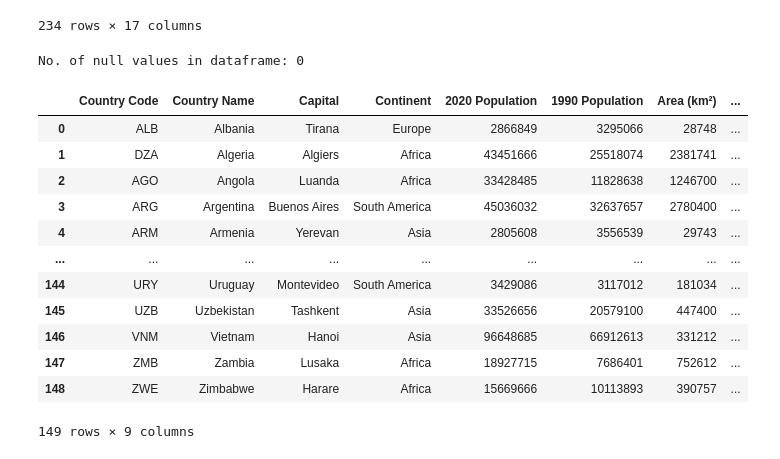
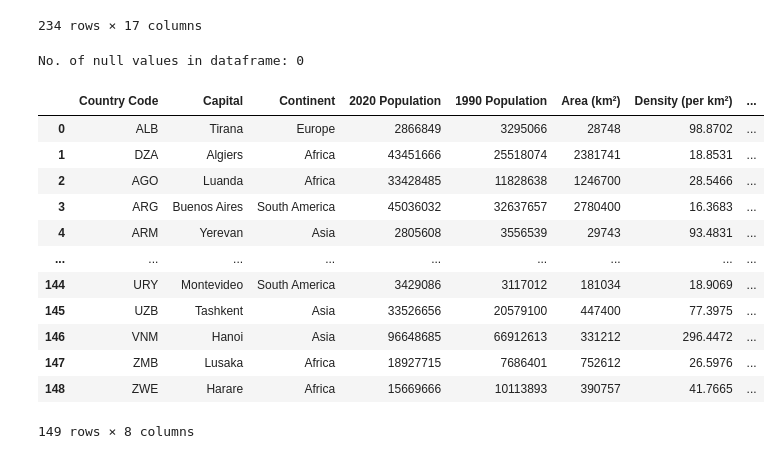
Before and after one commit to oli124/Project3_OliverK_UfuomaA, a Jupyter notebook: Population.ipynb, the cells around one changed output. Drawn from its saved outputs; the diff is of its cells as text; code cells hidden in the pictures.

```diff
--- a/Population.ipynb
+++ b/Population.ipynb
@@ -425,8 +425,8 @@ merged_df_3
 197 rows × 7 columns
 # %%
 # Merge final dataframe with country_code_df on 'inner' basis to eliminate all non-country datapoints
-merged_df_final = pd.merge(country_code_df, merged_df_3, how= 'inner', on= 'Country Code')
-merged_df_final
+merged_df_4 = pd.merge(country_code_df, merged_df_3, how= 'inner', on= 'Country Code')
+merged_df_4
 # %% [output]
 |  | Country Code | Country Name | pop_change(%) | Net Migration (% of population) | Avg Birth Rate (per 1000) | LE_change(%) | ... |
 | 0 | ALB | Albania | -13.155195 | -41.973556 | 15.644667 | 8.391666 | ... |
@@ -471,28 +471,28 @@ country_info_df
 234 rows × 17 columns
 # %%
 # Create list of countries that are inluded in the population data analysis
-select_countries = merged_df_final[['Country Code', 'Country Name']]
+select_countries = merged_df_4[['Country Code', 'Country Name']]
 
 # Merge this list with country info, to exlucde countries/regions that don't meet analysis criteria
 merged_info_df = pd.merge(select_countries, country_info_df, on= 'Country Code', how= 'left')
-merged_info_df = merged_info_df.drop(columns= ['Country/Territory', 'Rank', '2022 Population', '2015 Population', '2010 Population', '2000 Population', '1980 Population', '1970 Population', 'Growth Rate'])
+merged_info_df = merged_info_df.drop(columns= ['Country/Territory', 'Country Name', 'Rank', '2022 Population', '2015 Population', '2010 Population', '2000 Population', '1980 Population', '1970 Population', 'Growth Rate'])
 print(f"No. of null values in dataframe: {merged_info_df.isnull().sum().sum()}")
 merged_info_df
 # %% [output]
 No. of null values in dataframe: 0
-|  | Country Code | Country Name | Capital | Continent | 2020 Population | 1990 Population | Area (km²) | ... |
-| 0 | ALB | Albania | Tirana | Europe | 2866849 | 3295066 | 28748 | ... |
-| 1 | DZA | Algeria | Algiers | Africa | 43451666 | 25518074 | 2381741 | ... |
-| 2 | AGO | Angola | Luanda | Africa | 33428485 | 11828638 | 1246700 | ... |
-| 3 | ARG | Argentina | Buenos Aires | South America | 45036032 | 32637657 | 2780400 | ... |
-| 4 | ARM | Armenia | Yerevan | Asia | 2805608 | 3556539 | 29743 | ... |
+|  | Country Code | Capital | Continent | 2020 Population | 1990 Population | Area (km²) | Density (per km²) | ... |
+| 0 | ALB | Tirana | Europe | 2866849 | 3295066 | 28748 | 98.8702 | ... |
+| 1 | DZA | Algiers | Africa | 43451666 | 25518074 | 2381741 | 18.8531 | ... |
+| 2 | AGO | Luanda | Africa | 33428485 | 11828638 | 1246700 | 28.5466 | ... |
+| 3 | ARG | Buenos Aires | South America | 45036032 | 32637657 | 2780400 | 16.3683 | ... |
+| 4 | ARM | Yerevan | Asia | 2805608 | 3556539 | 29743 | 93.4831 | ... |
 | ... | ... | ... | ... | ... | ... | ... | ... | ... |
-| 144 | URY | Uruguay | Montevideo | South America | 3429086 | 3117012 | 181034 | ... |
-| 145 | UZB | Uzbekistan | Tashkent | Asia | 33526656 | 20579100 | 447400 | ... |
-| 146 | VNM | Vietnam | Hanoi | Asia | 96648685 | 66912613 | 331212 | ... |
-| 147 | ZMB | Zambia | Lusaka | Africa | 18927715 | 7686401 | 752612 | ... |
-| 148 | ZWE | Zimbabwe | Harare | Africa | 15669666 | 10113893 | 390757 | ... |
+| 144 | URY | Montevideo | South America | 3429086 | 3117012 | 181034 | 18.9069 | ... |
+| 145 | UZB | Tashkent | Asia | 33526656 | 20579100 | 447400 | 77.3975 | ... |
+| 146 | VNM | Hanoi | Asia | 96648685 | 66912613 | 331212 | 296.4472 | ... |
+| 147 | ZMB | Lusaka | Africa | 18927715 | 7686401 | 752612 | 26.5976 | ... |
+| 148 | ZWE | Harare | Africa | 15669666 | 10113893 | 390757 | 41.7665 | ... |
-149 rows × 9 columns
+149 rows × 8 columns
 # %%
 # Save updated dataframe to csv
 merged_info_df.to_csv("Resources/country_info_final.csv", index=False)
```
Also changed, not shown: parts of 4 cells of this notebook, 7 other files.
